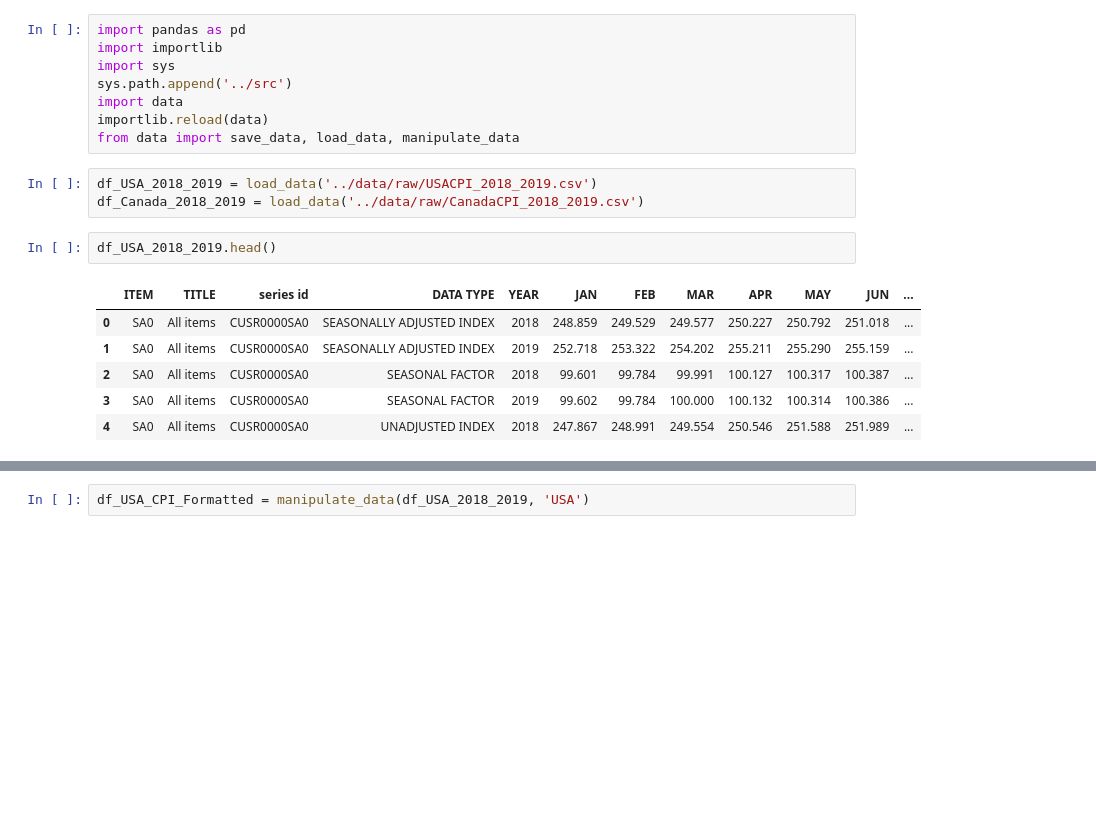
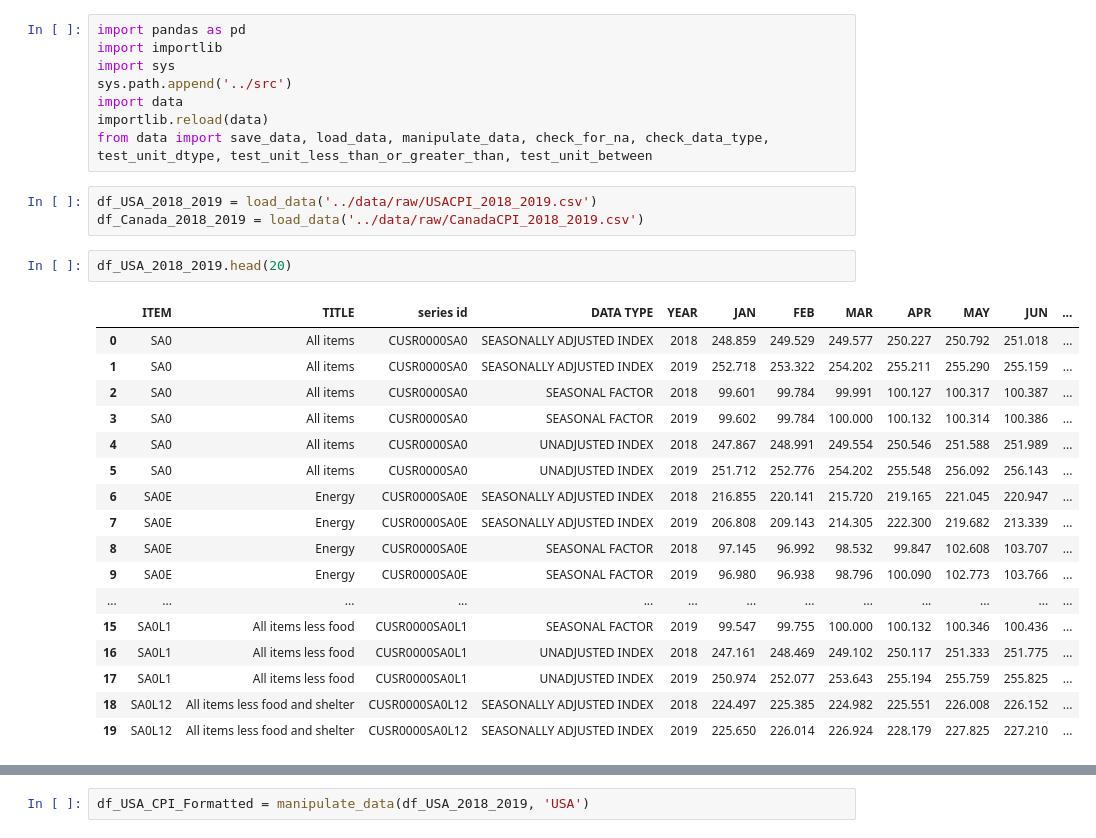
Before and after one commit to MADS-Lions/GoodsComparison2018Tariffs, a Jupyter notebook: notebooks/DataCleaningAndManipulation.ipynb, the cells around one changed output, grey strips where cells are left out. Saved outputs shown, nothing was run; the diff lists cells and outputs as text; blank space fills up the shorter version.

```diff
--- a/notebooks/DataCleaningAndManipulation.ipynb
+++ b/notebooks/DataCleaningAndManipulation.ipynb
@@ -5,16 +5,27 @@ import sys
 sys.path.append('../src')
 import data
 importlib.reload(data)
-from data import save_data, load_data, manipulate_data
+from data import save_data, load_data, manipulate_data, check_for_na, check_data_type, test_unit_dtype, test_unit_less_than_or_greater_than, test_unit_between
 # %%
 df_USA_2018_2019 = load_data('../data/raw/USACPI_2018_2019.csv')
 df_Canada_2018_2019 = load_data('../data/raw/CanadaCPI_2018_2019.csv')
 # %%
-df_USA_2018_2019.head()
+df_USA_2018_2019.head(20)
 # %% [output]
 |  | ITEM | TITLE | series id | DATA TYPE | YEAR | JAN | FEB | MAR | APR | MAY | JUN | ... |
 | 0 | SA0 | All items | CUSR0000SA0 | SEASONALLY ADJUSTED INDEX | 2018 | 248.859 | 249.529 | 249.577 | 250.227 | 250.792 | 251.018 | ... |
 | 1 | SA0 | All items | CUSR0000SA0 | SEASONALLY ADJUSTED INDEX | 2019 | 252.718 | 253.322 | 254.202 | 255.211 | 255.290 | 255.159 | ... |
 | 2 | SA0 | All items | CUSR0000SA0 | SEASONAL FACTOR | 2018 | 99.601 | 99.784 | 99.991 | 100.127 | 100.317 | 100.387 | ... |
 | 3 | SA0 | All items | CUSR0000SA0 | SEASONAL FACTOR | 2019 | 99.602 | 99.784 | 100.000 | 100.132 | 100.314 | 100.386 | ... |
 | 4 | SA0 | All items | CUSR0000SA0 | UNADJUSTED INDEX | 2018 | 247.867 | 248.991 | 249.554 | 250.546 | 251.588 | 251.989 | ... |
+| 5 | SA0 | All items | CUSR0000SA0 | UNADJUSTED INDEX | 2019 | 251.712 | 252.776 | 254.202 | 255.548 | 256.092 | 256.143 | ... |
+| 6 | SA0E | Energy | CUSR0000SA0E | SEASONALLY ADJUSTED INDEX | 2018 | 216.855 | 220.141 | 215.720 | 219.165 | 221.045 | 220.947 | ... |
+| 7 | SA0E | Energy | CUSR0000SA0E | SEASONALLY ADJUSTED INDEX | 2019 | 206.808 | 209.143 | 214.305 | 222.300 | 219.682 | 213.339 | ... |
+| 8 | SA0E | Energy | CUSR0000SA0E | SEASONAL FACTOR | 2018 | 97.145 | 96.992 | 98.532 | 99.847 | 102.608 | 103.707 | ... |
+| 9 | SA0E | Energy | CUSR0000SA0E | SEASONAL FACTOR | 2019 | 96.980 | 96.938 | 98.796 | 100.090 | 102.773 | 103.766 | ... |
+| ... | ... | ... | ... | ... | ... | ... | ... | ... | ... | ... | ... | ... |
+| 15 | SA0L1 | All items less food | CUSR0000SA0L1 | SEASONAL FACTOR | 2019 | 99.547 | 99.755 | 100.000 | 100.132 | 100.346 | 100.436 | ... |
+| 16 | SA0L1 | All items less food | CUSR0000SA0L1 | UNADJUSTED INDEX | 2018 | 247.161 | 248.469 | 249.102 | 250.117 | 251.333 | 251.775 | ... |
+| 17 | SA0L1 | All items less food | CUSR0000SA0L1 | UNADJUSTED INDEX | 2019 | 250.974 | 252.077 | 253.643 | 255.194 | 255.759 | 255.825 | ... |
+| 18 | SA0L12 | All items less food and shelter | CUSR0000SA0L12 | SEASONALLY ADJUSTED INDEX | 2018 | 224.497 | 225.385 | 224.982 | 225.551 | 226.008 | 226.152 | ... |
+| 19 | SA0L12 | All items less food and shelter | CUSR0000SA0L12 | SEASONALLY ADJUSTED INDEX | 2019 | 225.650 | 226.014 | 226.924 | 228.179 | 227.825 | 227.210 | ... |
```
Also changed, not shown: parts of 9 cells of this notebook, 1 other file.
